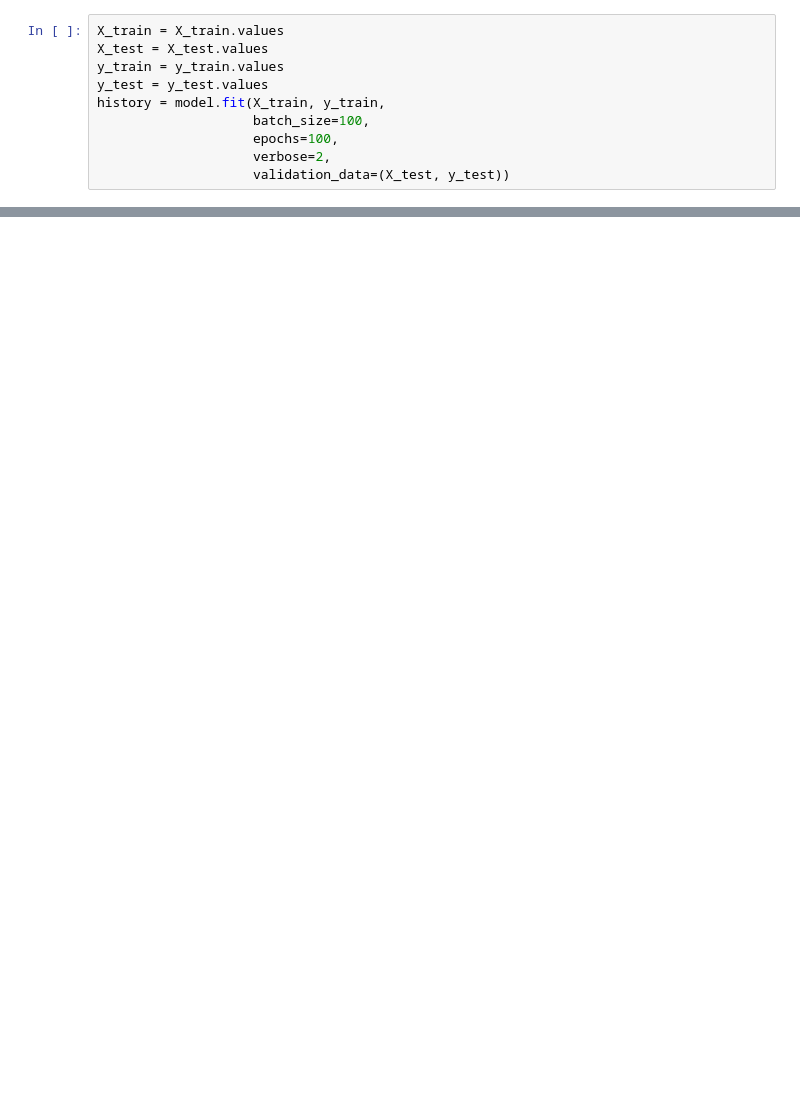
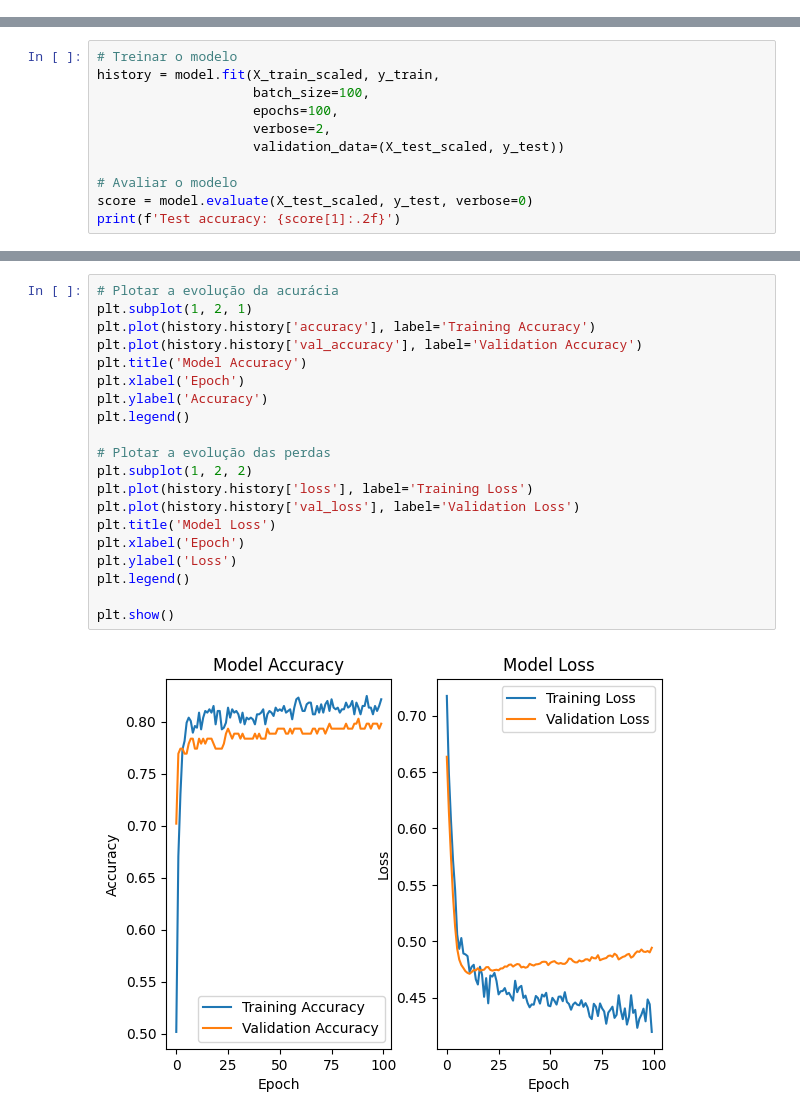
Before and after one commit to danielmfigueredo/MLCourse_codes, a Jupyter notebook: neural_network_classifier.ipynb, the cells around one changed output, grey strips where cells are left out. Drawn from its saved outputs; the diff is of its cells as text; blank space fills up the shorter version.

```diff
--- a/neural_network_classifier.ipynb
+++ b/neural_network_classifier.ipynb
@@ -65,10 +66,0 @@ _________________________________________________________________
-# %%
-X_train = X_train.values
-X_test = X_test.values
-y_train = y_train.values
-y_test = y_test.values
-history = model.fit(X_train, y_train,
-                    batch_size=100,
-                    epochs=100,
-                    verbose=2,
-                    validation_data=(X_test, y_test))
@@ -92,0 +67,11 @@ Epoch 100/100
+# %%
+# Treinar o modelo
+history = model.fit(X_train_scaled, y_train,
+                    batch_size=100,
+                    epochs=100,
+                    verbose=2,
+                    validation_data=(X_test_scaled, y_test))
+
+# Avaliar o modelo
+score = model.evaluate(X_test_scaled, y_test, verbose=0)
+print(f'Test accuracy: {score[1]:.2f}')
@@ -92,0 +96,22 @@ Epoch 100/100
+# %%
+# Plotar a evolução da acurácia
+plt.subplot(1, 2, 1)
+plt.plot(history.history['accuracy'], label='Training Accuracy')
+plt.plot(history.history['val_accuracy'], label='Validation Accuracy')
+plt.title('Model Accuracy')
+plt.xlabel('Epoch')
+plt.ylabel('Accuracy')
+plt.legend()
+
+# Plotar a evolução das perdas
+plt.subplot(1, 2, 2)
+plt.plot(history.history['loss'], label='Training Loss')
+plt.plot(history.history['val_loss'], label='Validation Loss')
+plt.title('Model Loss')
+plt.xlabel('Epoch')
+plt.ylabel('Loss')
+plt.legend()
+
+plt.show()
+# %% [output]
+[figure, added]
```
Also changed, not shown: parts of 5 cells of this notebook.
